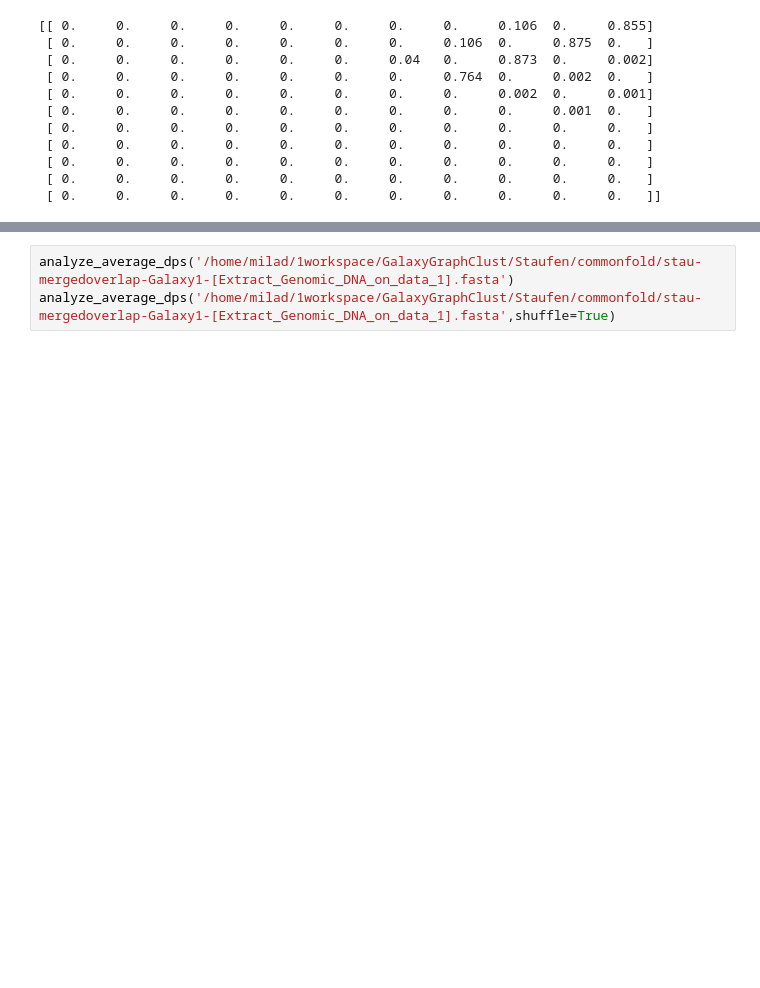
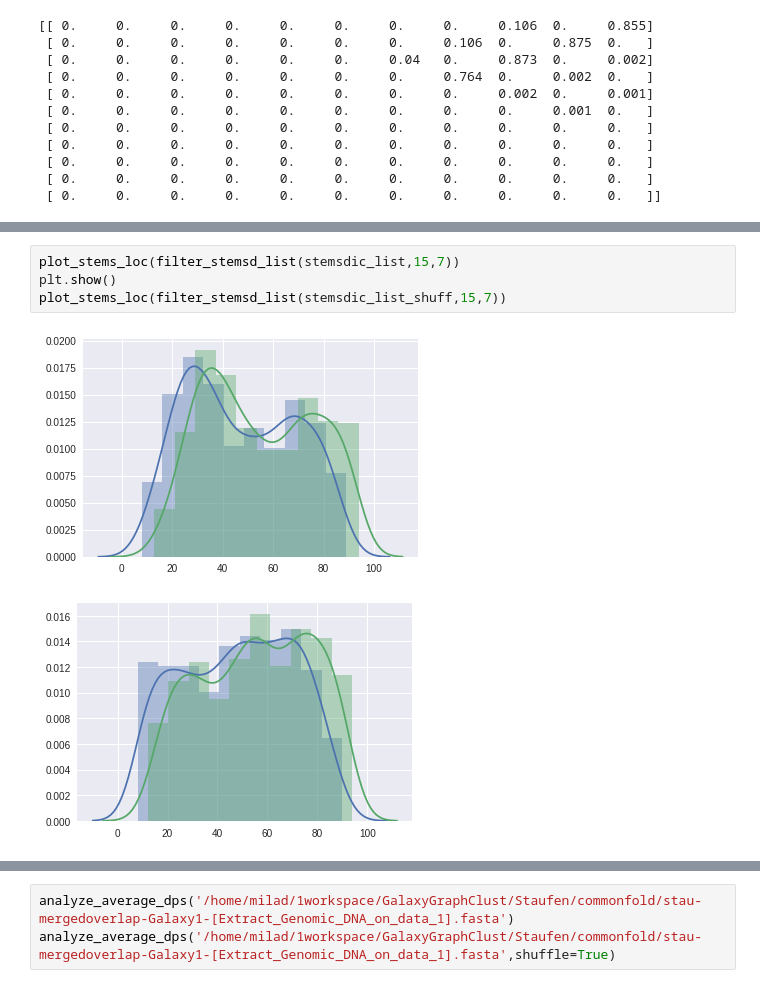
Before and after one commit to mmiladi/mmfold, a Jupyter notebook: local_dotplot/Average_dotplots.ipynb, the cells around one changed output, grey strips where cells are left out. Cells and saved outputs as stored; diff of their text form; blank space fills up the shorter version.

```diff
--- a/local_dotplot/Average_dotplots.ipynb
+++ b/local_dotplot/Average_dotplots.ipynb
@@ -76,0 +208,7 @@ analyze_average_dps('/home/milad/1workspace/GalaxyGraphClust/Staufen/commonfold/
+# %%
+plot_stems_loc(filter_stemsd_list(stemsdic_list,15,7))
+plt.show()
+plot_stems_loc(filter_stemsd_list(stemsdic_list_shuff,15,7))
+# %% [output]
+[figure, added]
+[figure, added]
```
Also changed, not shown: parts of 13 cells of this notebook.
